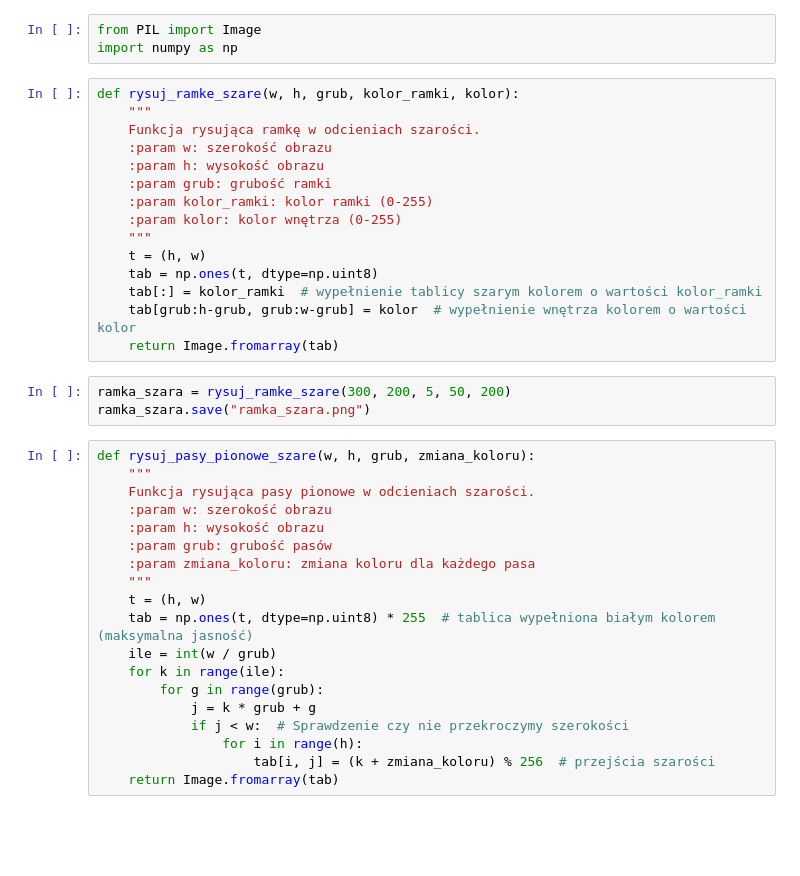
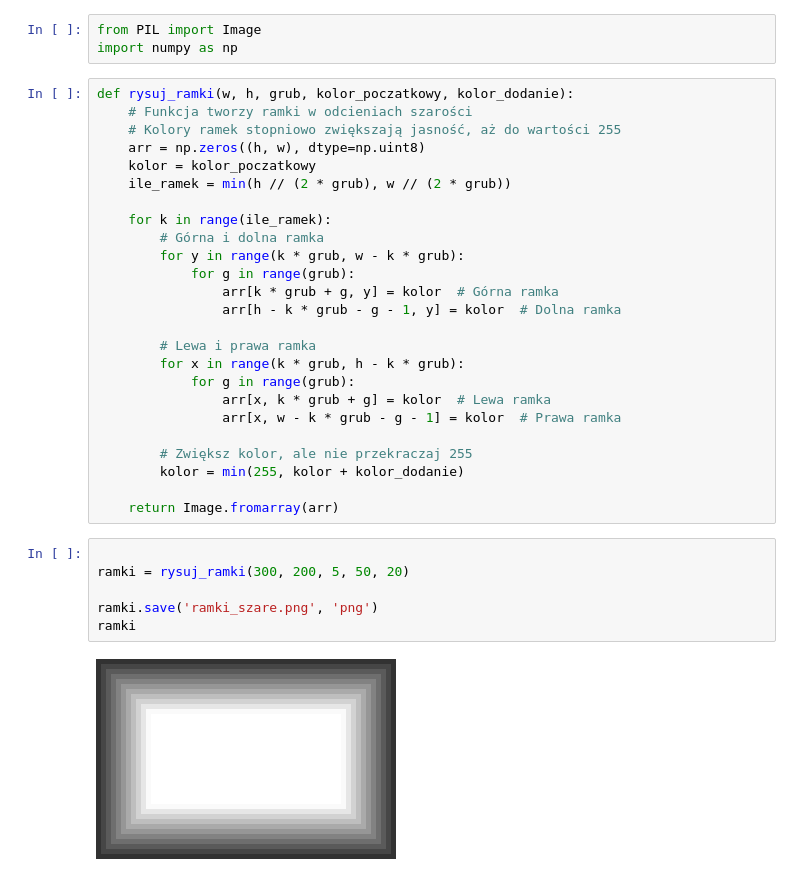
Before and after one commit to BorysPakosz/GrafikaCw, a Jupyter notebook: lab3 - pliki-20241017/lab3a.ipynb, the cells around one changed output. Saved outputs shown, nothing was run; the diff lists cells and outputs as text; blank space fills up the shorter version.

```diff
--- a/lab3 - pliki-20241017/lab3a.ipynb
+++ b/lab3 - pliki-20241017/lab3a.ipynb
@@ -1,40 +1,36 @@
 # %%
 from PIL import Image
 import numpy as np
-# %%
-def rysuj_ramke_szare(w, h, grub, kolor_ramki, kolor):
-    """
-    Funkcja rysująca ramkę w odcieniach szarości.
-    :param w: szerokość obrazu
-    :param h: wysokość obrazu
-    :param grub: grubość ramki
-    :param kolor_ramki: kolor ramki (0-255)
-    :param kolor: kolor wnętrza (0-255)
-    """
-    t = (h, w)
-    tab = np.ones(t, dtype=np.uint8)
-    tab[:] = kolor_ramki  # wypełnienie tablicy szarym kolorem o wartości kolor_ramki
-    tab[grub:h-grub, grub:w-grub] = kolor  # wypełnienie wnętrza kolorem o wartości kolor
-    return Image.fromarray(tab)
+# %%
+def rysuj_ramki(w, h, grub, kolor_poczatkowy, kolor_dodanie):
+    # Funkcja tworzy ramki w odcieniach szarości
+    # Kolory ramek stopniowo zwiększają jasność, aż do wartości 255
+    arr = np.zeros((h, w), dtype=np.uint8)
+    kolor = kolor_poczatkowy
+    ile_ramek = min(h // (2 * grub), w // (2 * grub))
+
+    for k in range(ile_ramek):
+        # Górna i dolna ramka
+        for y in range(k * grub, w - k * grub):
+            for g in range(grub):
+                arr[k * grub + g, y] = kolor  # Górna ramka
+                arr[h - k * grub - g - 1, y] = kolor  # Dolna ramka
+
+        # Lewa i prawa ramka
+        for x in range(k * grub, h - k * grub):
+            for g in range(grub):
+                arr[x, k * grub + g] = kolor  # Lewa ramka
+                arr[x, w - k * grub - g - 1] = kolor  # Prawa ramka
+
+        # Zwiększ kolor, ale nie przekraczaj 255
+        kolor = min(255, kolor + kolor_dodanie)
+
+    return Image.fromarray(arr)
 # %%
-ramka_szara = rysuj_ramke_szare(300, 200, 5, 50, 200)
-ramka_szara.save("ramka_szara.png")
+
+ramki = rysuj_ramki(300, 200, 5, 50, 20)
+
+ramki.save('ramki_szare.png', 'png')
+ramki
+# %% [output]
+[figure, added]
-# %%
-def rysuj_pasy_pionowe_szare(w, h, grub, zmiana_koloru):
-    """
-    Funkcja rysująca pasy pionowe w odcieniach szarości.
-    :param w: szerokość obrazu
-    :param h: wysokość obrazu
-    :param grub: grubość pasów
-    :param zmiana_koloru: zmiana koloru dla każdego pasa
-    """
-    t = (h, w)
-    tab = np.ones(t, dtype=np.uint8) * 255  # tablica wypełniona białym kolorem (maksymalna jasność)
-    ile = int(w / grub)
-    for k in range(ile):
-        for g in range(grub):
-            j = k * grub + g
-            if j < w:  # Sprawdzenie czy nie przekroczymy szerokości
-                for i in range(h):
-                    tab[i, j] = (k + zmiana_koloru) % 256  # przejścia szarości
-    return Image.fromarray(tab)
```
Also changed, not shown: parts of 10 cells of this notebook, 12 other files.
